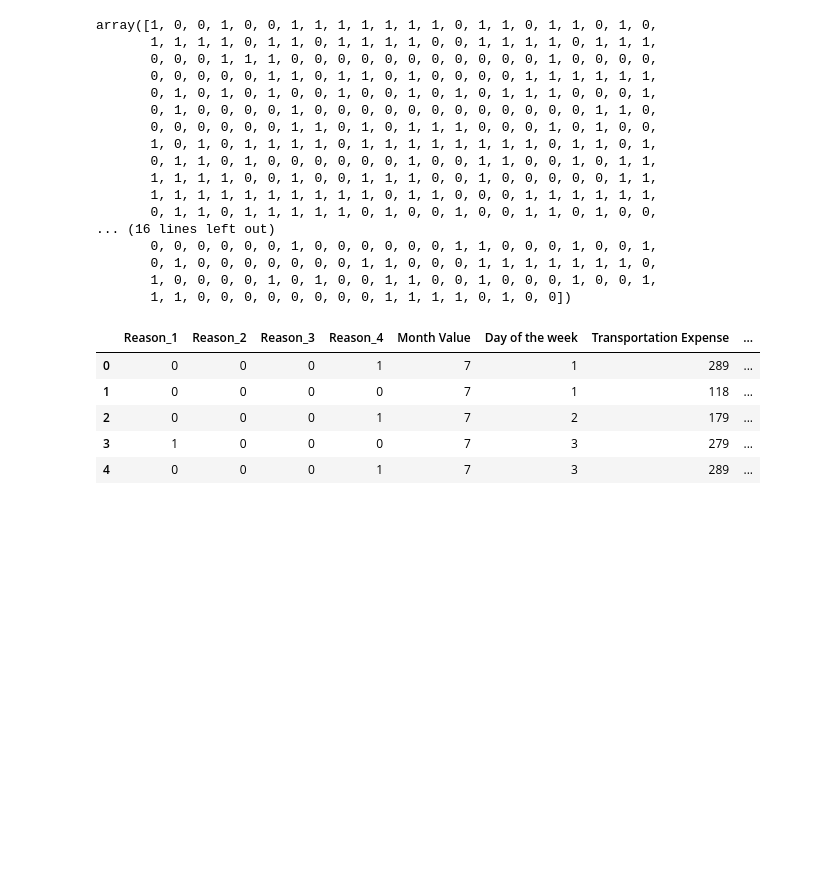
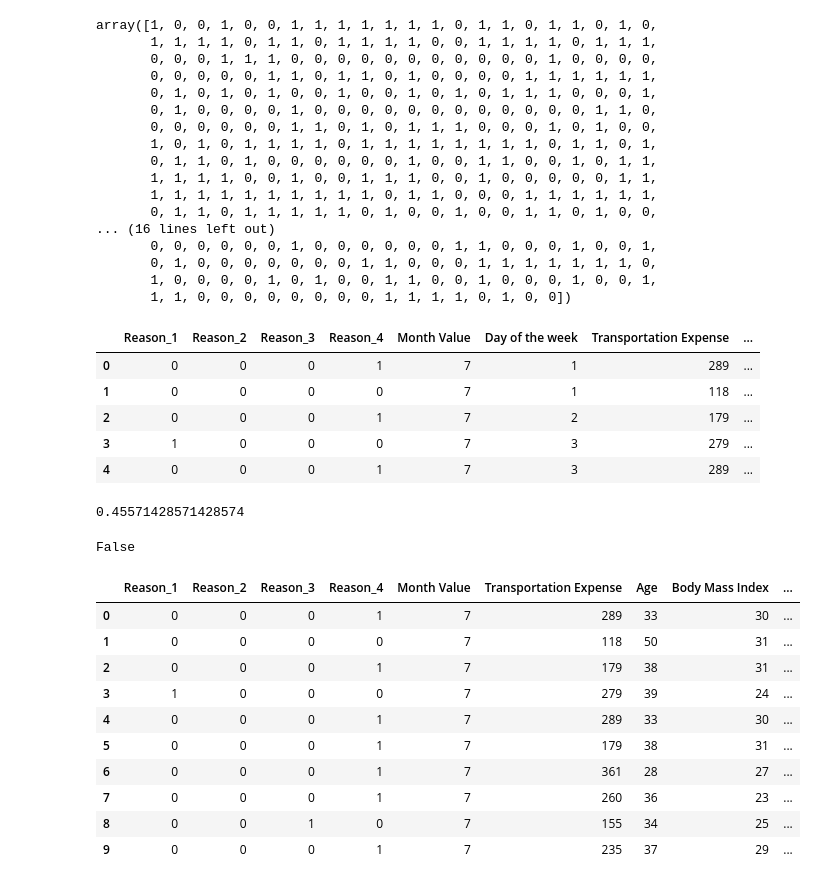
Before and after one commit to Duttresh1312/Machine_Learninig, a Jupyter notebook: Absenteeism_ML_Part.ipynb, the cells around one changed output. Cells and saved outputs as stored; diff of their text form; code cells hidden in the pictures; blank space fills up the shorter version.

```diff
--- a/Absenteeism_ML_Part.ipynb
+++ b/Absenteeism_ML_Part.ipynb
@@ -53,3 +53,7 @@ data_preprocessed.head()
 | 2 | 0 | 0 | 0 | 1 | 7 | 2 | 179 | ... |
 | 3 | 1 | 0 | 0 | 0 | 7 | 3 | 279 | ... |
 | 4 | 0 | 0 | 0 | 1 | 7 | 3 | 289 | ... |
+# %%
+targets.sum() / targets.shape[0]
+# %% [output]
+0.45571428571428574
@@ -55,0 +62,18 @@ data_preprocessed.head()
+# %%
+data_with_targets is data_preprocessed
+# %% [output]
+False
+# %%
+data_with_targets.head(10)
+# %% [output]
+|  | Reason_1 | Reason_2 | Reason_3 | Reason_4 | Month Value | Transportation Expense | Age | Body Mass Index | ... |
+| 0 | 0 | 0 | 0 | 1 | 7 | 289 | 33 | 30 | ... |
+| 1 | 0 | 0 | 0 | 0 | 7 | 118 | 50 | 31 | ... |
+| 2 | 0 | 0 | 0 | 1 | 7 | 179 | 38 | 31 | ... |
+| 3 | 1 | 0 | 0 | 0 | 7 | 279 | 39 | 24 | ... |
+| 4 | 0 | 0 | 0 | 1 | 7 | 289 | 33 | 30 | ... |
+| 5 | 0 | 0 | 0 | 1 | 7 | 179 | 38 | 31 | ... |
+| 6 | 0 | 0 | 0 | 1 | 7 | 361 | 28 | 27 | ... |
+| 7 | 0 | 0 | 0 | 1 | 7 | 260 | 36 | 23 | ... |
+| 8 | 0 | 0 | 1 | 0 | 7 | 155 | 34 | 25 | ... |
+| 9 | 0 | 0 | 0 | 1 | 7 | 235 | 37 | 29 | ... |
```
Also changed, not shown: parts of 51 cells of this notebook, 4 other files.
